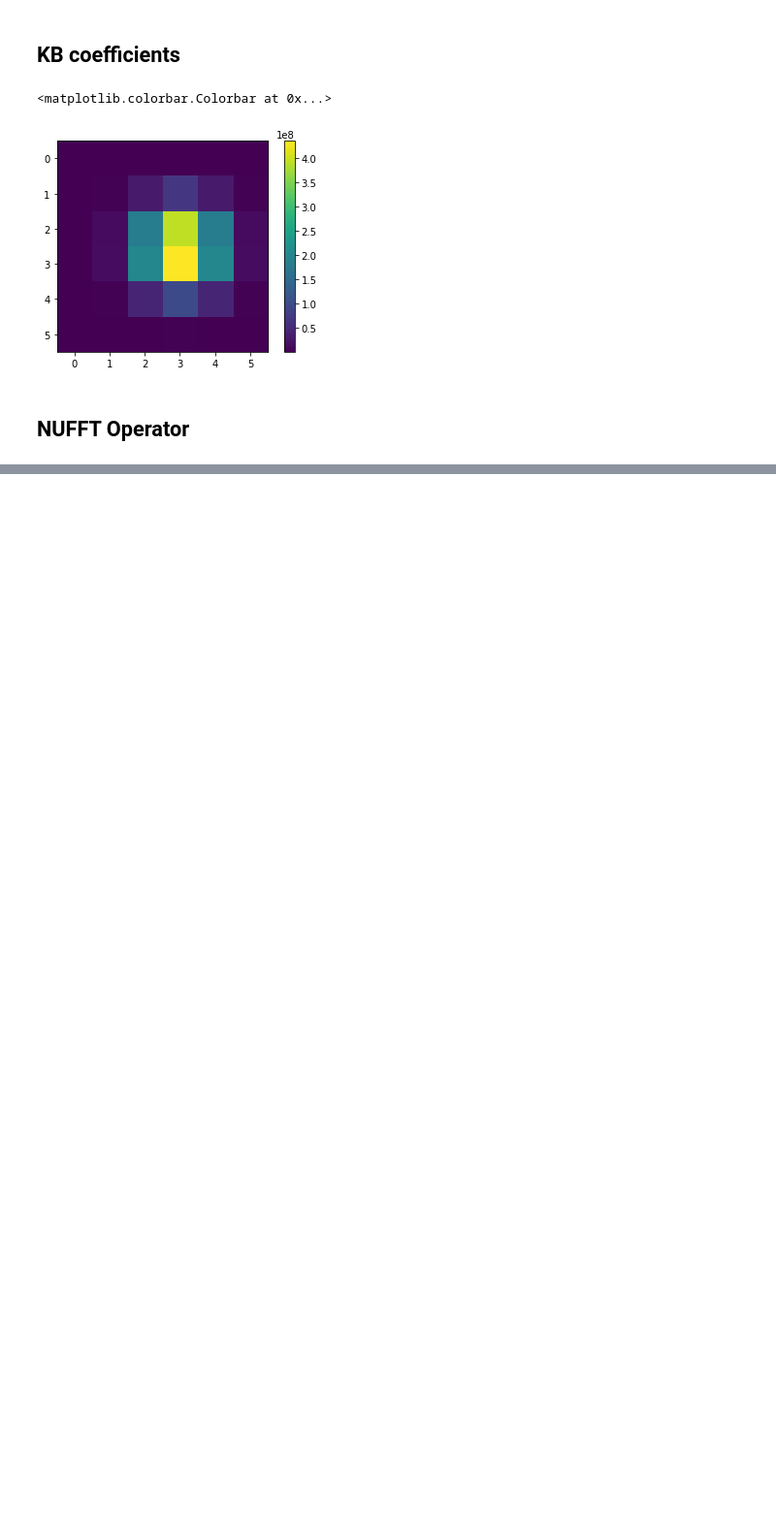
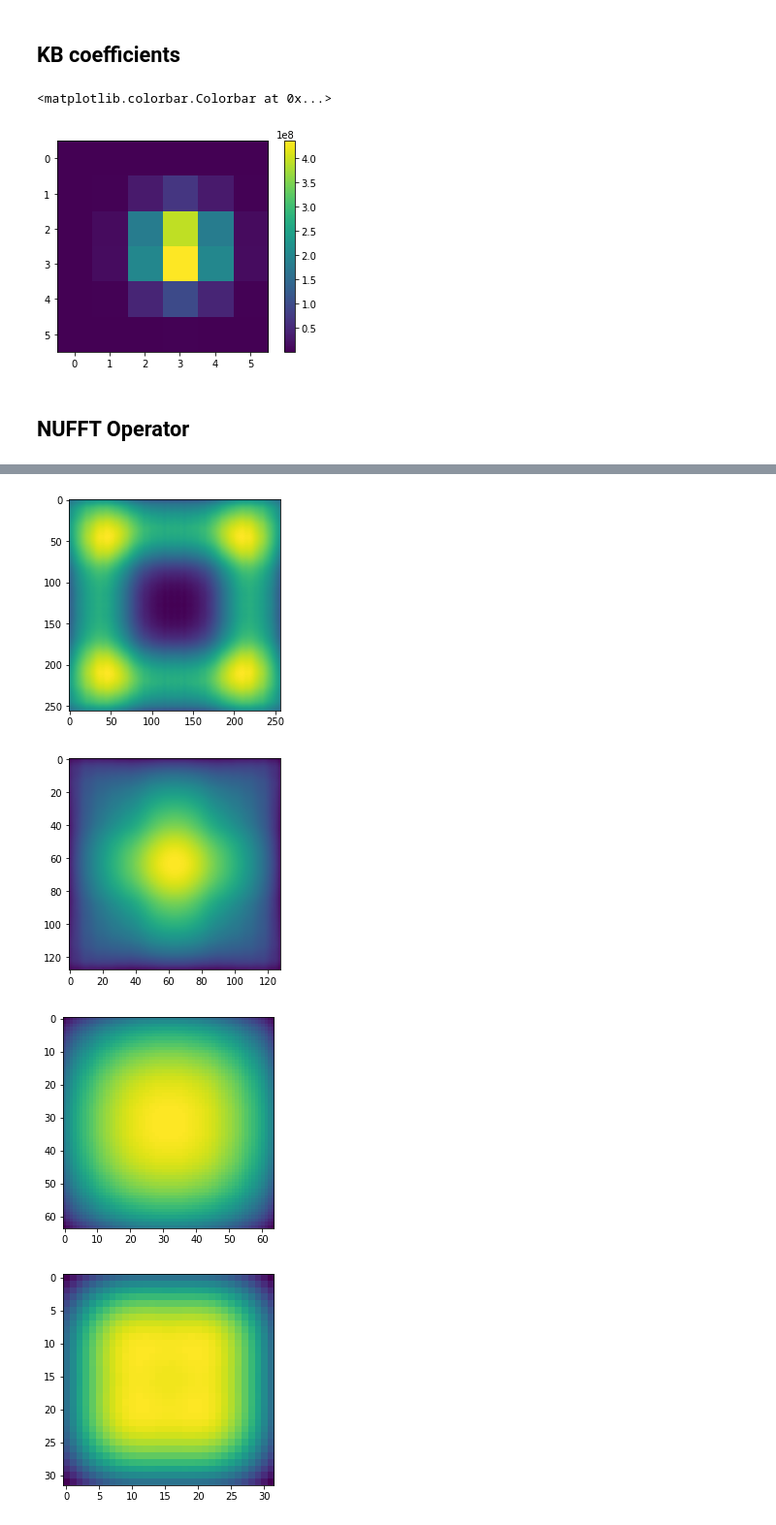
Before and after one commit to astro-informatics/LeIA, a Jupyter notebook: notebooks/nufft2.ipynb, the cells around one changed output, grey strips where cells are left out. Shown at 97% size. Drawn from its saved outputs; the diff is of its cells as text; code cells hidden in the pictures; blank space fills up the shorter version.

```diff
--- a/notebooks/nufft2.ipynb
+++ b/notebooks/nufft2.ipynb
@@ -365,0 +373,10 @@ grad_model.compile(optimizer='adam', loss= tf.keras.losses.MSE)
+# %%
+gradient_layers = []
+depth = 4
+for i in range(depth):
+    m_op = TF_nufft()
+    nd, kd = (Nd[0]//2**i, Nd[1]//2**i), (Kd[0]//2**i, Kd[1]//2**i)
+    print(nd, kd)
+    sel = np.linalg.norm(uv, axis=1) < np.pi / 2**i
+    m_op.plan(uv[sel], nd, kd, Jd)
+    gradient_layers.append( Gradient(m_op, [None, nd[0], nd[1]], [None, np.sum(sel)], i) )
@@ -365,0 +388,12 @@ grad_model.compile(optimizer='adam', loss= tf.keras.losses.MSE)
+# %%
+for i in range(depth):
+    x_tf = tf.convert_to_tensor(np.ones((1, Nd[0]//2**i, Nd[1]//2**i)))
+    y_tf = tf.convert_to_tensor(0j + np.ones((1,np.sum(np.linalg.norm(uv, axis=1) < np.pi / 2**i))))
+
+    plt.imshow(gradient_layers[i](x_tf, y_tf).numpy().real)
+    plt.show()
+# %% [output]
+[figure, added]
+[figure, added]
+[figure, added]
+[figure, added]
```
Also changed, not shown: parts of 139 cells of this notebook, 7 other files.
